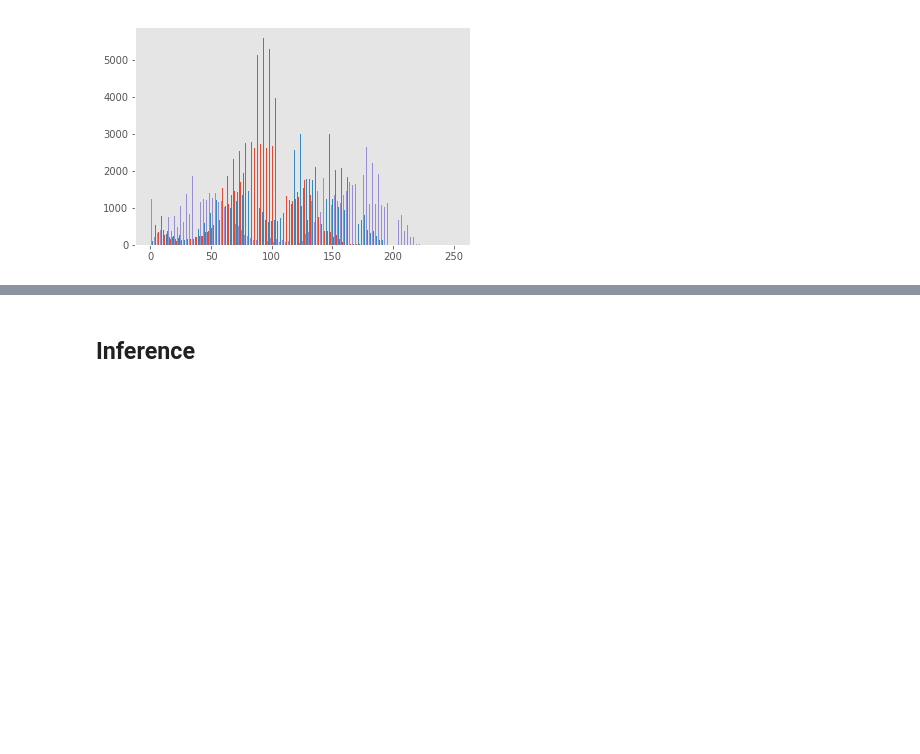
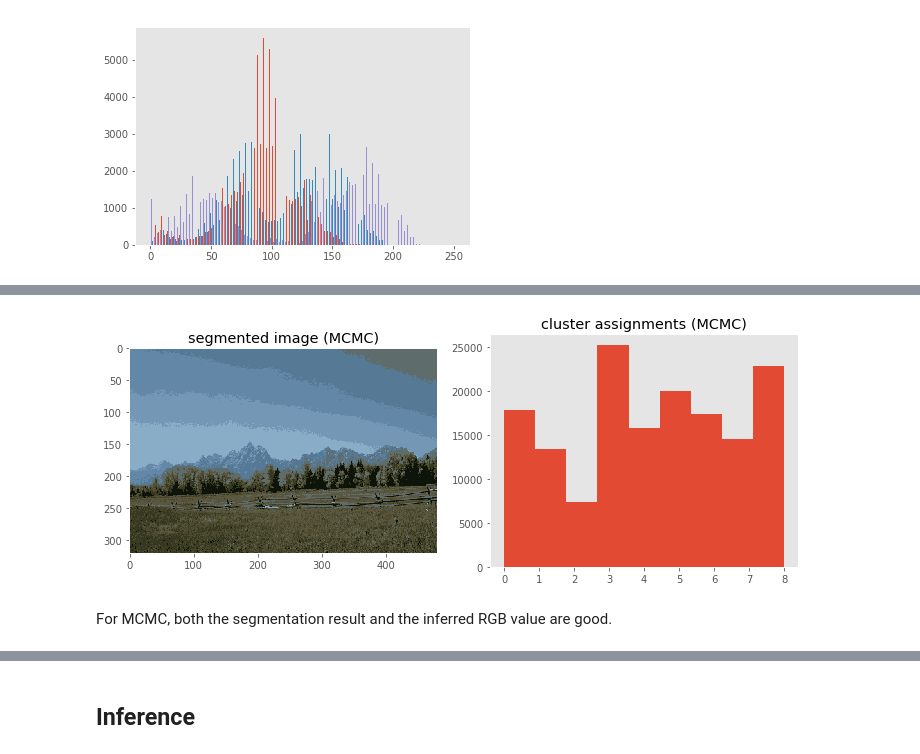
Before and after one commit to jiangzl2016/prob_prog_final_project, a Jupyter notebook: final-project/final-notebook.ipynb, the cells around one changed output, grey strips where cells are left out. Saved outputs shown, nothing was run; the diff lists cells and outputs as text; code cells hidden in the pictures; blank space fills up the shorter version.

```diff
--- a/final-project/final-notebook.ipynb
+++ b/final-project/final-notebook.ipynb
@@ -134,0 +136,7 @@ with pm.Model() as model:
+# %%
+T = 1000  # number of MCMC samples
+with tf.name_scope("posterior"):
+    qpi = Empirical(tf.get_variable("qpi/params", [T, K],initializer=tf.constant_initializer(1.0/K)))
+    qmu = Empirical(tf.get_variable("qmu/params", [T, K, D],initializer=tf.zeros_initializer()))
+    qsigma = Empirical(tf.get_variable("qsigma/params", [T, K, D],initializer=tf.ones_initializer()))
+    qz = Empirical(tf.get_variable("qz/params", [T, N],initializer=tf.zeros_initializer(),dtype=tf.int32))
@@ -134,0 +157,9 @@ with pm.Model() as model:
+# %%
+%%time
+M = 300 # posterior samples
+mu_sample, sigmasq_sample, pi_sample = qmu.sample(M), qsigma.sample(M), qpi.sample(M)
+x_post = Normal(loc=tf.ones([N, 1, 1, 1]) * mu_sample, scale=tf.ones([N, 1, 1, 1]) * tf.sqrt(sigmasq_sample))
+x_broadcasted = tf.cast(tf.tile(tf.reshape(X, [N, 1, 1, D]), [1, M, K, 1]), dtype=tf.float32)
+log_liks = tf.reduce_mean(tf.reduce_sum(x_post.log_prob(x_broadcasted), 3), 1)
+clusters = tf.argmax(log_liks, 1).eval() # cluster assignment
+posterior_mu = qmu.params.eval().mean(axis=0)
@@ -134,0 +198,11 @@ with pm.Model() as model:
+# %%
+fig, axs = plt.subplots(1,2, figsize=(10,4))
+axs[0].imshow(img_mcmc)
+axs[0].set_title("segmented image (MCMC)")
+axs[1].hist(clusters, bins=K);
+axs[1].set_title("cluster assignments (MCMC)")
+plt.tight_layout()
+# %% [output]
+[figure, added]
+# %% [markdown]
+For MCMC, both the segmentation result and the inferred RGB value are good.
```
Also changed, not shown: parts of 118 cells of this notebook.
